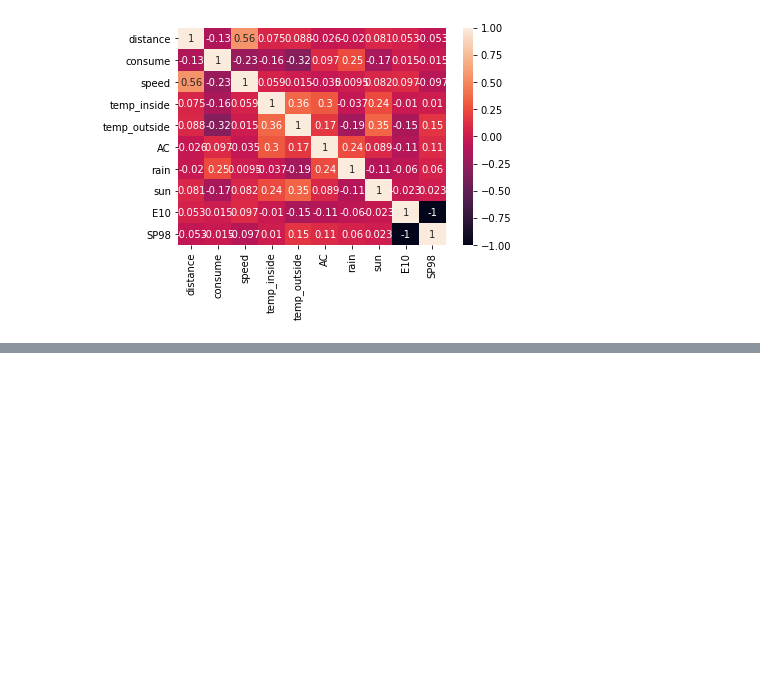
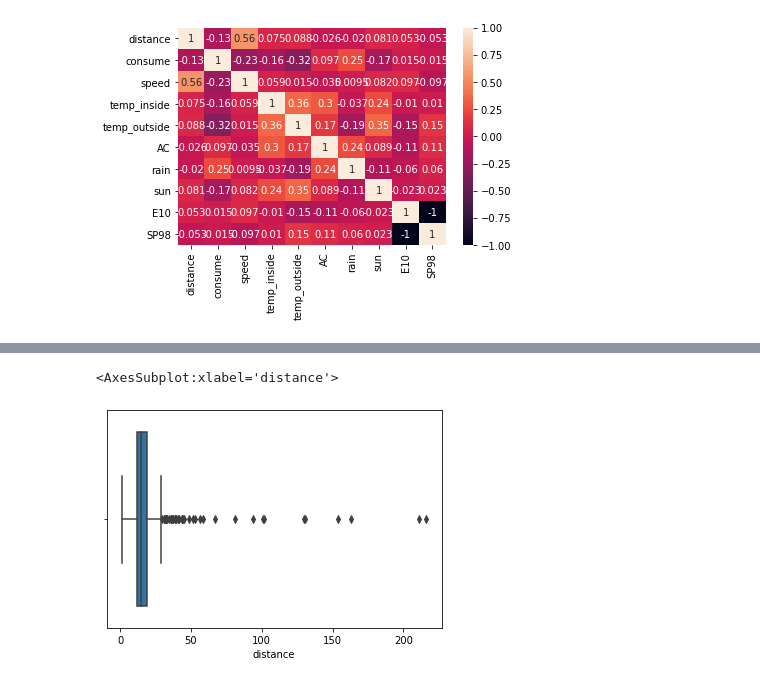
Before and after one commit to VictorRodriguezIronhack/reto_data, a Jupyter notebook: notebooks/Visualitation.ipynb, the cells around one changed output, grey strips where cells are left out. Cells and saved outputs as stored; diff of their text form; code cells hidden in the pictures; blank space fills up the shorter version.

```diff
--- a/notebooks/Visualitation.ipynb
+++ b/notebooks/Visualitation.ipynb
@@ -14,0 +26,5 @@ plt.show()
+# %%
+sns.boxplot(df.distance)
+# %% [output]
+<AxesSubplot:xlabel='distance'>
+[figure, added]
```
Also changed, not shown: parts of 5 cells of this notebook, 1 other file.
